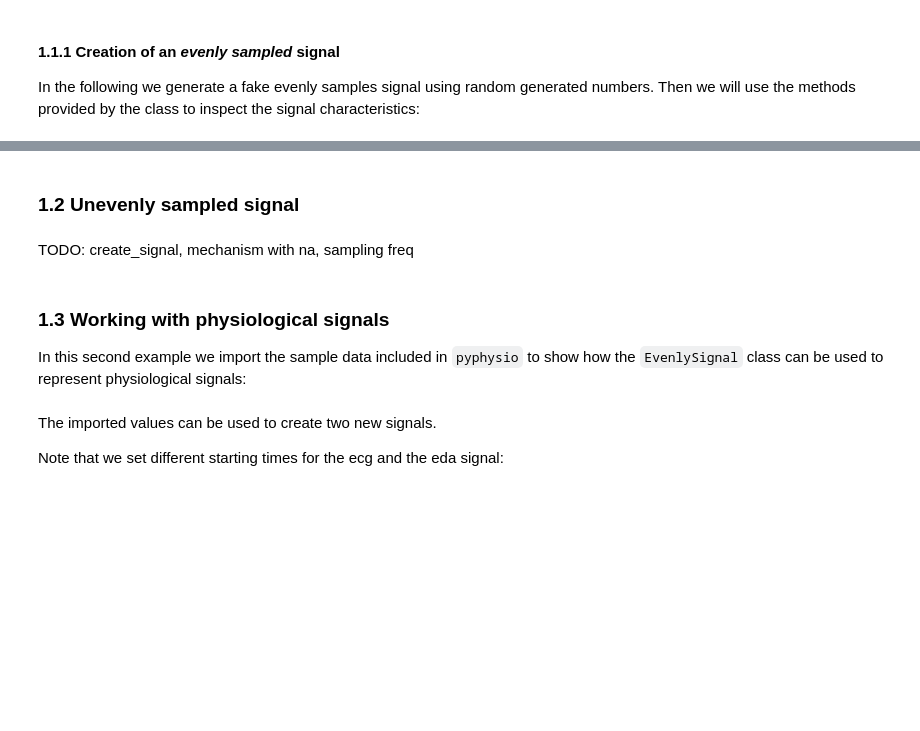
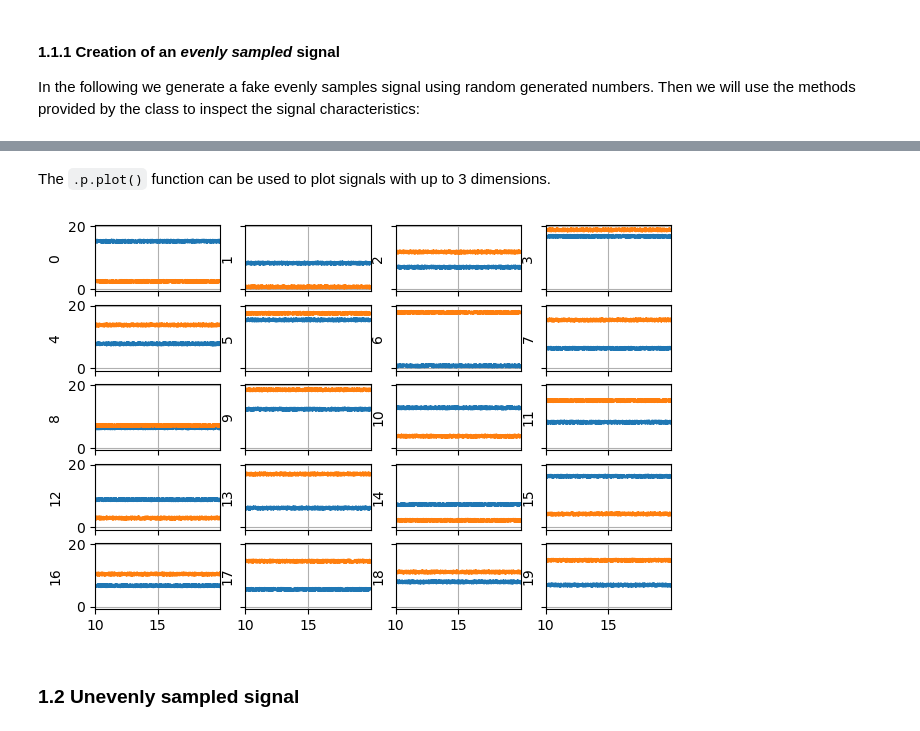
Before and after one commit to Stefans-code/Project_Work, a Jupyter notebook: tutorials/1-signals.ipynb, the cells around one changed output, grey strips where cells are left out. Cells and saved outputs as stored; diff of their text form; code cells hidden in the pictures; blank space fills up the shorter version.

```diff
--- a/tutorials/1-signals.ipynb
+++ b/tutorials/1-signals.ipynb
@@ -89,0 +114,23 @@ s_fake.p.plot()
+# %%
+n_timepoints = 1000;
+n_channels = 20;
+n_components = 2;
+
+signal_values = np.random.uniform(0, 1, size = (n_timepoints, n_channels, n_components))
+signal_values = signal_values + np.random.uniform(0, 20, size = (1, n_channels, n_components)) # add random mean
+
+signal_multi = create_signal(data = signal_values,
+                             sampling_freq = fsamp, start_time = tstart) #info is an optional parameter
+
+
+print('Sampling frequency: {}'.format( signal_multi.p.get_sampling_freq() ))
+print('Start time:         {}'.format( signal_multi.p.get_start_time() ))
+print('End time:           {}'.format( signal_multi.p.get_end_time() ))
+print('Duration:           {}'.format( signal_multi.p.get_duration() ))
+print('Signal info  :      {}'.format( signal_multi.p.get_info() ))
+print('First ten instants: {}'.format( signal_multi.p.get_times()[0:10] ))
+
+print('Multi-channel?:     {}'.format( signal_multi.p.has_multi_channels() ))
+print('N channels:         {}'.format( signal_multi.p.get_nchannels() ))
+print('Multi-components? : {}'.format( signal_multi.p.has_multi_components()  ))
+print('N components:       {}'.format( signal_multi.p.get_ncomponents()  ))
@@ -90,8 +148,8 @@ s_fake.p.plot()
+# %% [markdown]
+The `.p.plot()` function can be used to plot signals with up to 3 dimensions.
+# %%
+signal_multi.p.plot(sharey=True)
+# %% [output]
+[figure, added]
 # %% [markdown]
 ### 1.2 Unevenly sampled signal
-# %% [markdown]
-TODO: create_signal, mechanism with na, sampling freq
-# %% [markdown]
-### 1.3 Working with physiological signals
-
-In this second example we import the sample data included in `pyphysio` to show how the `EvenlySignal` class can be used to represent physiological signals:
@@ -104,4 +155,0 @@ eda_data = TestData.eda()
-# %% [markdown]
-The imported values can be used to create two new signals.
-
-Note that we set different starting times for the ecg and the eda signal:
```
Also changed, not shown: parts of 34 cells of this notebook, 17 other files.
